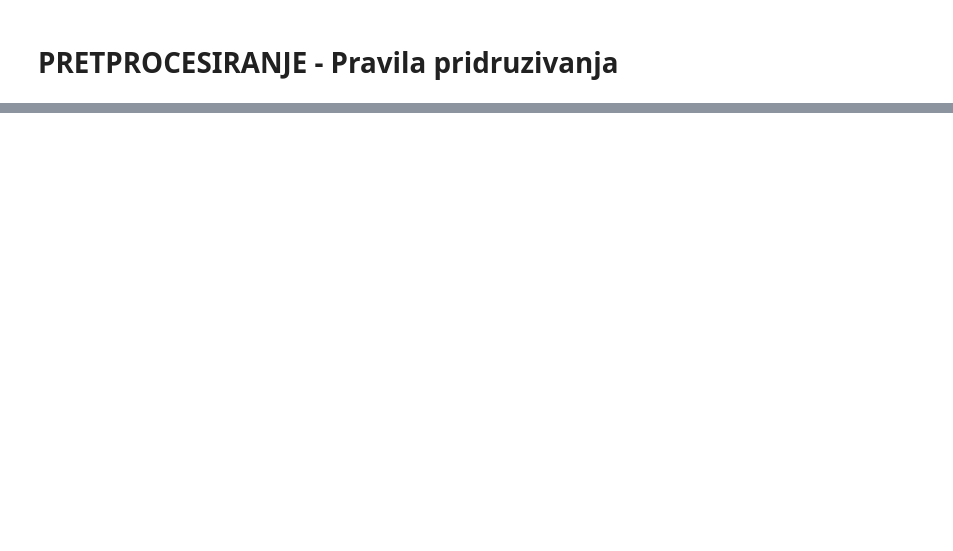
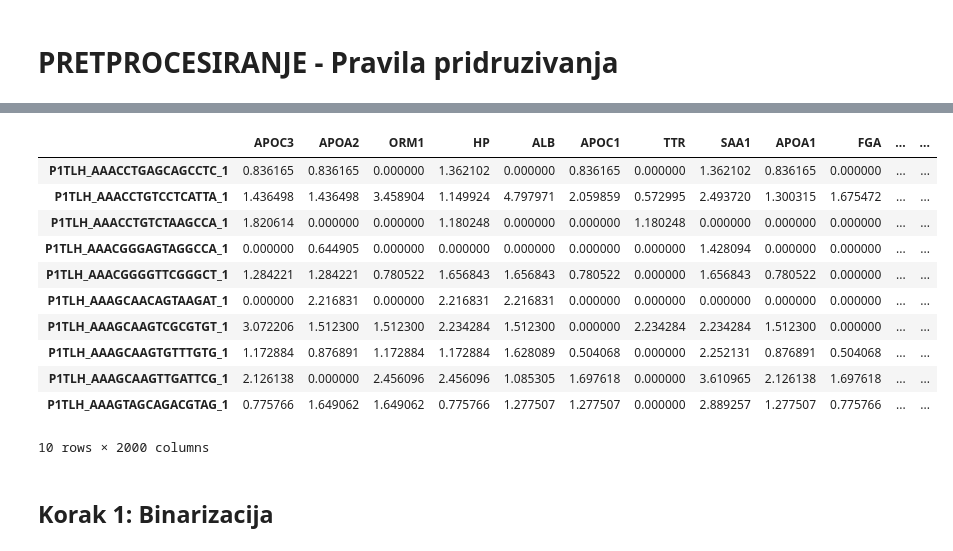
Before and after one commit to milicazubljic/scRNAseq-Human-Liver-Analysis, a Jupyter notebook: Final.ipynb, the cells around one changed output, grey strips where cells are left out. Saved outputs shown, nothing was run; the diff lists cells and outputs as text; code cells hidden in the pictures; blank space fills up the shorter version.

Commit message:
preprocessing for association rules analysis

```diff
--- a/Final.ipynb
+++ b/Final.ipynb
@@ -112,0 +111,20 @@ data_AR = data
+# %%
+# kopija podataka za pravila pridruzivanja (association rules)
+AR_data = data
+# %%
+AR_data.head(10)
+# %% [output]
+|  | APOC3 | APOA2 | ORM1 | HP | ALB | APOC1 | TTR | SAA1 | APOA1 | FGA | ... | ... |
+| P1TLH_AAACCTGAGCAGCCTC_1 | 0.836165 | 0.836165 | 0.000000 | 1.362102 | 0.000000 | 0.836165 | 0.000000 | 1.362102 | 0.836165 | 0.000000 | ... | ... |
+| P1TLH_AAACCTGTCCTCATTA_1 | 1.436498 | 1.436498 | 3.458904 | 1.149924 | 4.797971 | 2.059859 | 0.572995 | 2.493720 | 1.300315 | 1.675472 | ... | ... |
+| P1TLH_AAACCTGTCTAAGCCA_1 | 1.820614 | 0.000000 | 0.000000 | 1.180248 | 0.000000 | 0.000000 | 1.180248 | 0.000000 | 0.000000 | 0.000000 | ... | ... |
+| P1TLH_AAACGGGAGTAGGCCA_1 | 0.000000 | 0.644905 | 0.000000 | 0.000000 | 0.000000 | 0.000000 | 0.000000 | 1.428094 | 0.000000 | 0.000000 | ... | ... |
+| P1TLH_AAACGGGGTTCGGGCT_1 | 1.284221 | 1.284221 | 0.780522 | 1.656843 | 1.656843 | 0.780522 | 0.000000 | 1.656843 | 0.780522 | 0.000000 | ... | ... |
+| P1TLH_AAAGCAACAGTAAGAT_1 | 0.000000 | 2.216831 | 0.000000 | 2.216831 | 2.216831 | 0.000000 | 0.000000 | 0.000000 | 0.000000 | 0.000000 | ... | ... |
+| P1TLH_AAAGCAAGTCGCGTGT_1 | 3.072206 | 1.512300 | 1.512300 | 2.234284 | 1.512300 | 0.000000 | 2.234284 | 2.234284 | 1.512300 | 0.000000 | ... | ... |
+| P1TLH_AAAGCAAGTGTTTGTG_1 | 1.172884 | 0.876891 | 1.172884 | 1.172884 | 1.628089 | 0.504068 | 0.000000 | 2.252131 | 0.876891 | 0.504068 | ... | ... |
+| P1TLH_AAAGCAAGTTGATTCG_1 | 2.126138 | 0.000000 | 2.456096 | 2.456096 | 1.085305 | 1.697618 | 0.000000 | 3.610965 | 2.126138 | 1.697618 | ... | ... |
+| P1TLH_AAAGTAGCAGACGTAG_1 | 0.775766 | 1.649062 | 1.649062 | 0.775766 | 1.277507 | 1.277507 | 0.000000 | 2.889257 | 1.277507 | 0.775766 | ... | ... |
+10 rows × 2000 columns
+# %% [markdown]
+## Korak 1: Binarizacija
```
Also changed, not shown: parts of 16 cells of this notebook.
